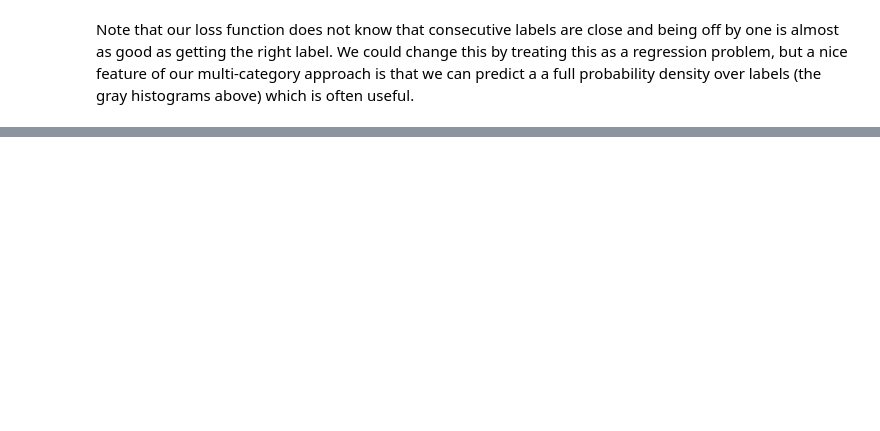
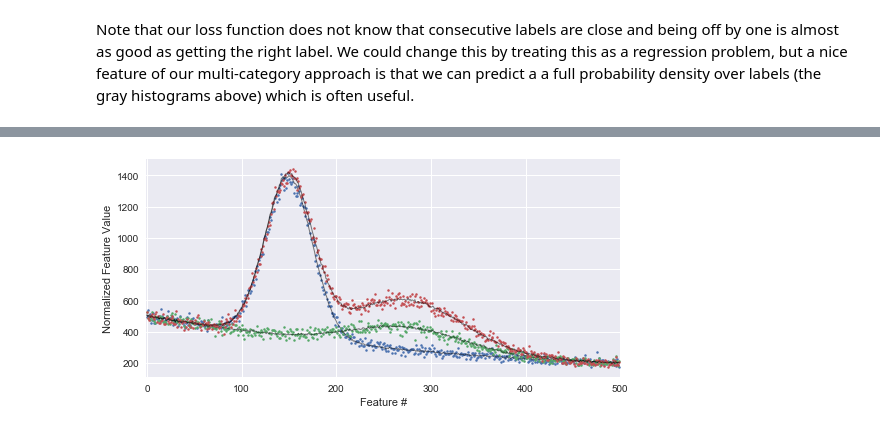
Before and after one commit to dkirkby/MachineLearningStatistics, a Jupyter notebook: notebooks/DeepLearning.ipynb, the cells around one changed output, grey strips where cells are left out. Drawn from its saved outputs; the diff is of its cells as text; code cells hidden in the pictures; blank space fills up the shorter version.

Commit message:
Add DeepLearning notebook

```diff
--- a/notebooks/DeepLearning.ipynb
+++ b/notebooks/DeepLearning.ipynb
@@ -422,0 +494,38 @@ Note that our loss function does not know that consecutive labels are close and
+# %%
+config = tf.estimator.RunConfig(
+    model_dir='tfs/autoenc',
+    tf_random_seed=123
+)
+# %%
+autoenc = tf.estimator.Estimator(
+    config=config,
+    model_fn=autoencoder_model,
+    params = dict(
+        dimension=500,
+        hidden_units=[4],
+        n_components=2,
+        learning_rate=0.01))
+# %%
+autoenc.train(
+    input_fn=tf.estimator.inputs.numpy_input_fn(
+        x={'X': Xn}, y=None,
+        batch_size=200, num_epochs=None, shuffle=True),
+    steps=1000);
+# %%
+def plot_reconstructed(Xn, model):
+    predictions = model.predict(
+        input_fn=tf.estimator.inputs.numpy_input_fn(
+            x={'X': Xn}, y=None, num_epochs=1, shuffle=False))
+    N, D = Xn.shape
+    fig = plt.figure(figsize=(8.5, 4))
+    for i, pred in enumerate(predictions):
+        Xr = original(pred['output'])
+        plt.plot(original(Xn[i]), '.', ms=5)
+        plt.plot(Xr, 'k-', lw=1, alpha=0.5)
+    plt.xlim(-0.5, D+0.5)
+    plt.xlabel('Feature #')
+    plt.ylabel('Normalized Feature Value')
+
+plot_reconstructed(Xn[[0, 6, 7]], model=autoenc)
+# %% [output]
+[figure, added]
```
Also changed, not shown: parts of 46 cells of this notebook.
